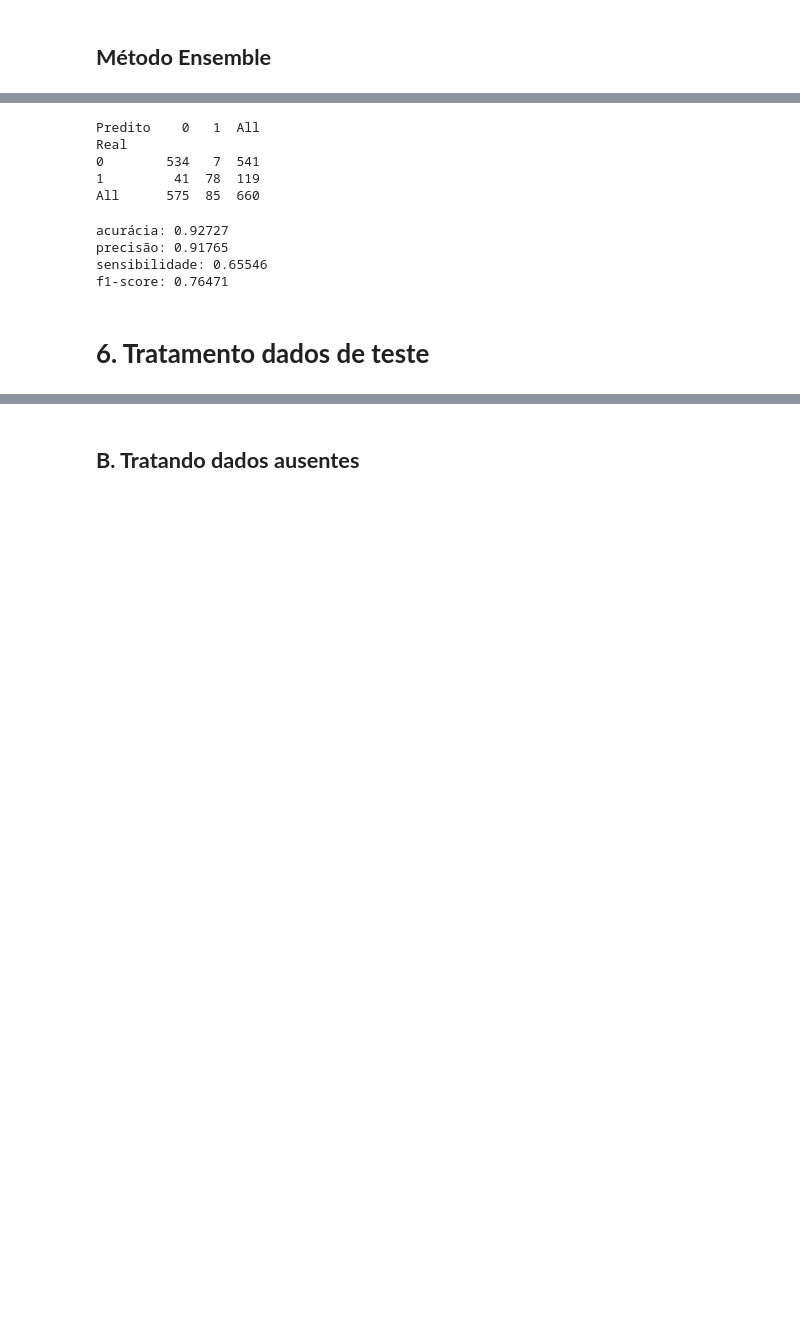
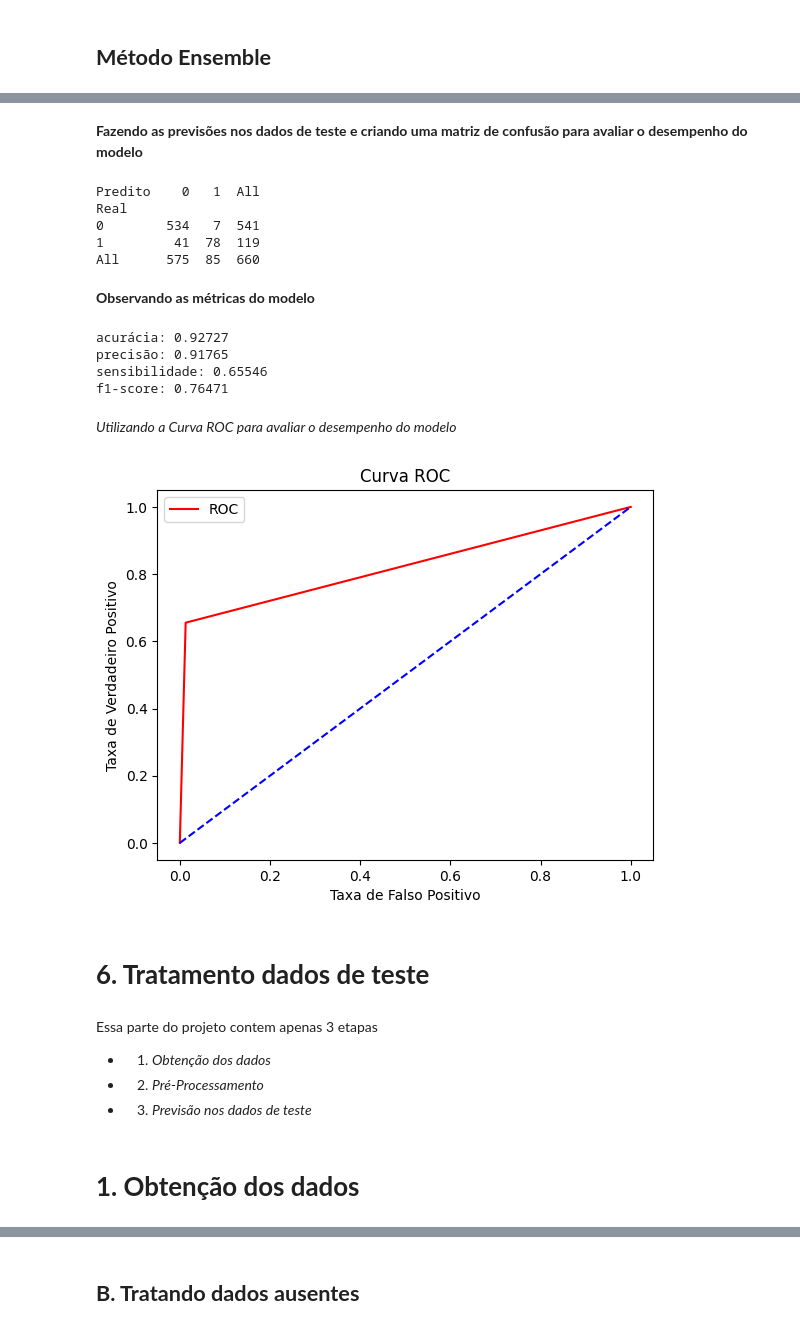
Before and after one commit to JosenildoJunior/Competicao_ML, a Jupyter notebook: 11ª_CompeticaoFLAI.ipynb, the cells around one changed output, grey strips where cells are left out. Drawn from its saved outputs; the diff is of its cells as text; code cells hidden in the pictures; blank space fills up the shorter version.

```diff
--- a/11ª_CompeticaoFLAI.ipynb
+++ b/11ª_CompeticaoFLAI.ipynb
@@ -1215,6 +1259,8 @@ from sklearn.ensemble import VotingClassifier
 # Voting Classifier with soft voting
 voto = VotingClassifier(estimators=[('xgb', xgb),('xgb2',xgb2)], voting='soft')
 voto = voto.fit(X_treino, y_treino)
+# %% [markdown]
+**Fazendo as previsões nos dados de teste e criando uma matriz de confusão para avaliar o desempenho do modelo**
 # %%
 # Fazendo as predições
 y_predito5 = voto.predict(X_teste)
@@ -1227,6 +1273,8 @@ Real
 0        534   7  541
 1         41  78  119
 All      575  85  660
+# %% [markdown]
+**Observando as métricas do modelo**
 # %%
 # Observando as métricas do modelo, em comparação com novos dados
 metricas(y_teste, y_predito5)
@@ -1235,5 +1283,21 @@ acurácia: 0.92727
 precisão: 0.91765
 sensibilidade: 0.65546
 f1-score: 0.76471
+# %% [markdown]
+*Utilizando a Curva ROC para avaliar o desempenho do modelo*
+# %%
+# Observando o gráfico da curva ROC
+x, y, thresholds = roc_curve(y_teste, y_predito5)
+plot_curva_roc(x, y)
+# %% [output]
+[figure, added]
 # %% [markdown]
 # **6. Tratamento dados de teste**
+# %% [markdown]
+Essa parte do projeto contem apenas 3 etapas
+
+* 1. *Obtenção dos dados*
+* 2. *Pré-Processamento*
+* 3. *Previsão nos dados de teste*
+# %% [markdown]
+# **1. Obtenção dos dados**
```
Also changed, not shown: parts of 25 cells of this notebook.
